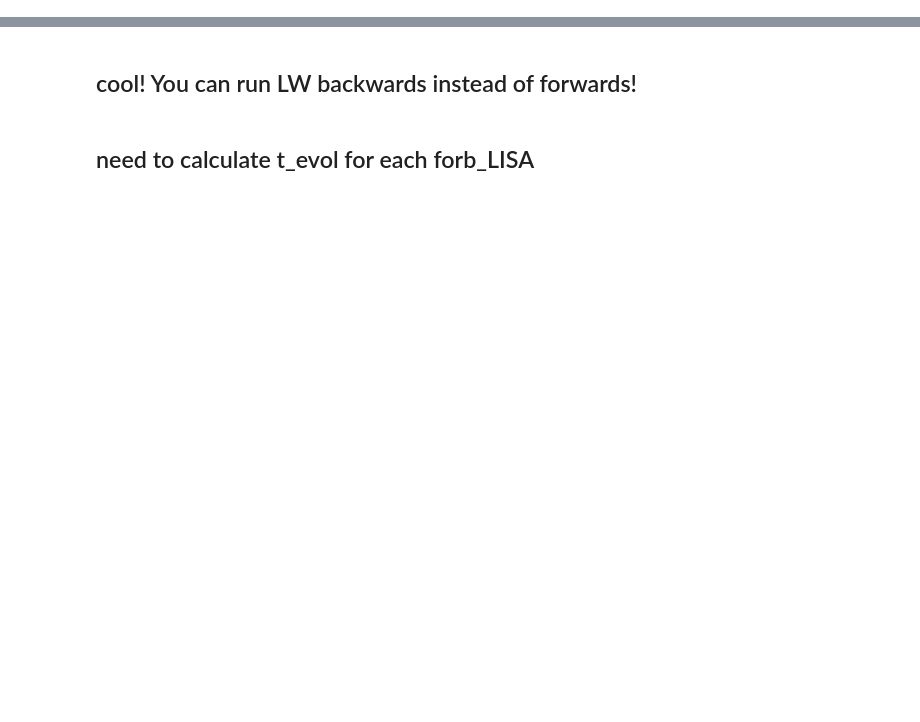
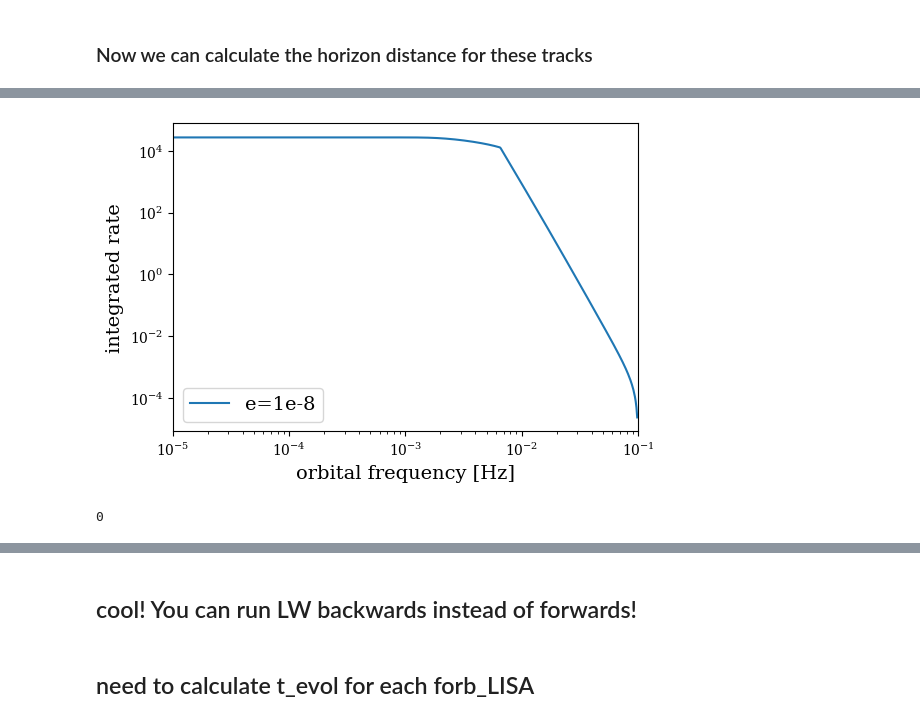
Before and after one commit to katiebreivik/eccentric-catastrophe, a Jupyter notebook: src/scripts/scratch.ipynb, the cells around one changed output, grey strips where cells are left out. Saved outputs shown, nothing was run; the diff lists cells and outputs as text; code cells hidden in the pictures; blank space fills up the shorter version.

```diff
--- a/src/scripts/scratch.ipynb
+++ b/src/scripts/scratch.ipynb
@@ -22,0 +109,70 @@ f_orb_evol, ecc_evol
+# %% [markdown]
+### Now we can calculate the horizon distance for these tracks
+# %%
+plt.figure(figsize=(6, 4))
+
+for f, e, rate, label in zip([f_lo], [e_lo], [dNdVde_LISAdMcdf_lo], e_labels[:1]):
+    ind_evol, = np.where(f < 1e-1 * u.Hz)
+
+    e = e[ind_evol]
+    f = f[ind_evol]
+    rate = rate[ind_evol]
+    print(max(e))
+    source = lw.source.Source(m_1=m1*u.Msun * np.ones_like(e),
+                              m_2=m2*u.Msun * np.ones_like(e),
+                              ecc=e,
+                              f_orb=f,
+                              dist=8 * np.ones_like(e) * u.Mpc,
+                              interpolate_g=True,
+                              n_proc=4,
+                             )
+
+    snr = source.get_snr(approximate_R=True)
+    D_h = snr/7 * 8 * u.Mpc
+    redshift = np.ones(len(D_h)) * 1e-8
+    redshift[D_h > 0.0001 * u.Mpc] = z_at_value(Planck18.luminosity_distance, D_h[D_h > 0.0001 * u.Mpc])
+    V_c = Planck18.comoving_volume(z=redshift)
+    total_rate = rate.to(u.Mpc**(-3) * u.Hz**(-1) * u.Msun**(-1)) * V_c
+    #total_rate[total_rate < 0.001] = 0.001
+    #fig = plt.figure(figsize=(6,4))
+    #plt.figure(figsize=(6, 4))
+    #plt.scatter(f, rate.to(u.Mpc**(-3) * u.Hz**(-1) * u.Msun**(-1)), c=np.log10(e),  s=10)
+    #cbar = plt.colorbar()
+    #cbar.set_label('eccentricity', size=14)
+    ##cbar.set_ticklabels(ticklabels=np.linspace(0.0, 1.0, 5), size=10)
+    #plt.xlabel('orbital frequency [Hz]', size=14)
+    #plt.xlim(1e-5, 1e-1)
+    #plt.yscale('log')
+    #plt.xscale('log')
+    #plt.tick_params(labelsize=10)
+    #plt.ylabel('rate', size=14)
+    #plt.show()
+    #
+    #plt.figure(figsize=(6, 4))
+    #plt.scatter(f, V_c, c=np.log10(e), s=10)
+    #cbar = plt.colorbar()
+    #cbar.set_label('eccentricity', size=14)
+    ##cbar.set_ticklabels(ticklabels=np.linspace(0.0, 1.0, 5), size=10)
+    #plt.xlabel('orbital frequency [Hz]', size=14)
+    #plt.xlim(1e-5, 1e-1)
+    #plt.xscale('log')
+    #plt.yscale('log')
+    #plt.tick_params(labelsize=10)
+    #plt.ylabel(r'comoving volume', size=14)
+    #plt.show()
+    #
+    rate_dfde = rate.to(u.Mpc**(-3) * u.Hz**(-1) * u.Msun**(-1)) * V_c.to(u.Mpc**3)
+
+    #rate_de = cumtrapz(rate_dfde, f, initial=0)
+    plt.plot(f[1:],-1 * cumtrapz(rate_dfde, f), label=f'e={label}')
+
+    #cbar.set_ticklabels(ticklabels=np.linspace(0.0, 1.0, 5), size=10)
+plt.xlabel('orbital frequency [Hz]', size=14)
+plt.xlim(1e-5, 1e-1)
+plt.xscale('log')
+plt.yscale('log')
+plt.tick_params(labelsize=10)
+plt.ylabel(r'integrated rate', size=14)
+plt.legend(prop={'size':14})
+plt.show()
+# %% [output]
@@ -22,0 +181 @@ f_orb_evol, ecc_evol
+[figure, added]
@@ -22,0 +190,4 @@ f_orb_evol, ecc_evol
+# %%
+len(f_hi[e_hi > 0.99])
+# %% [output]
+0
```
Also changed, not shown: parts of 38 cells of this notebook, 2 other files.
